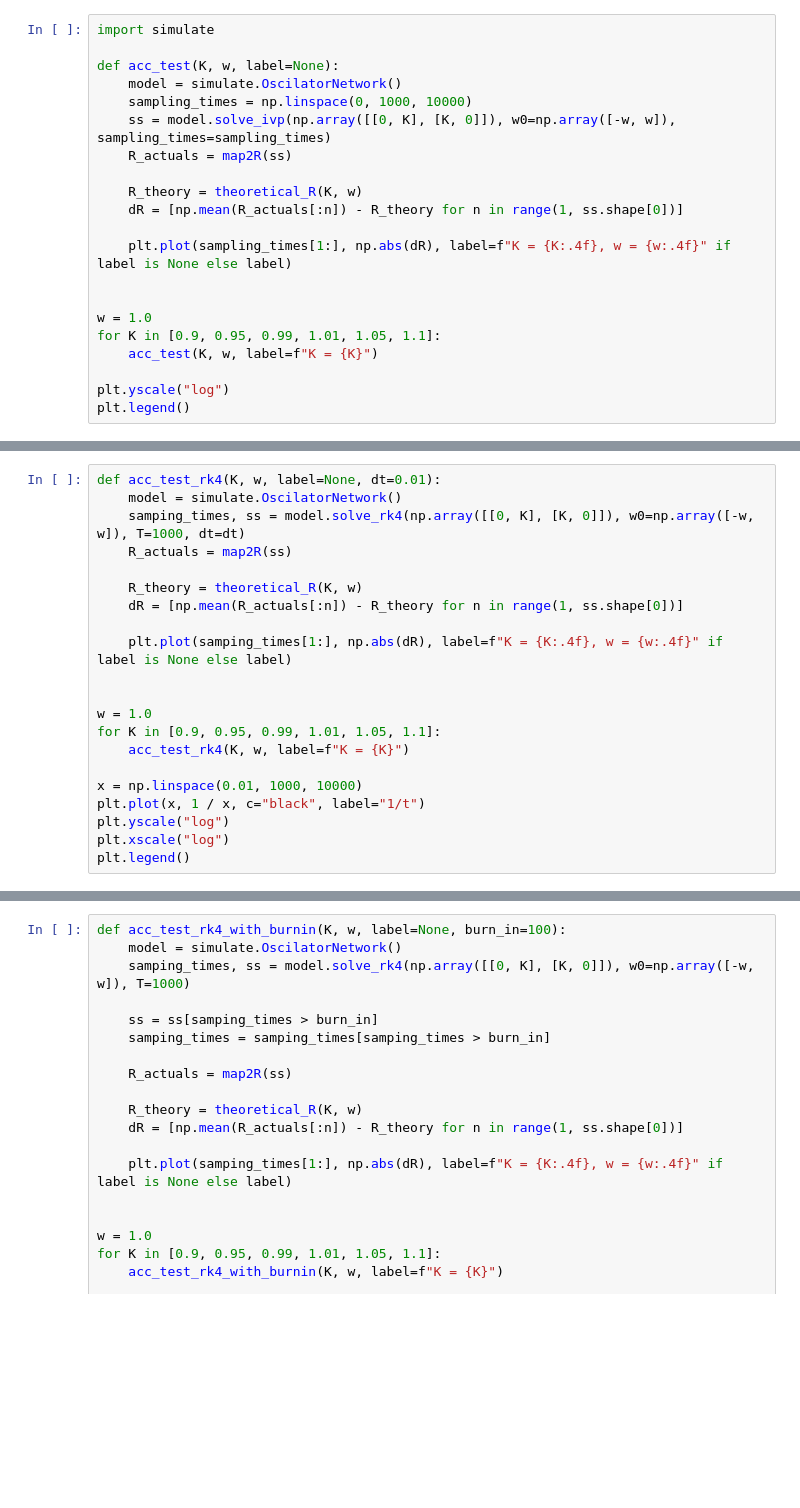
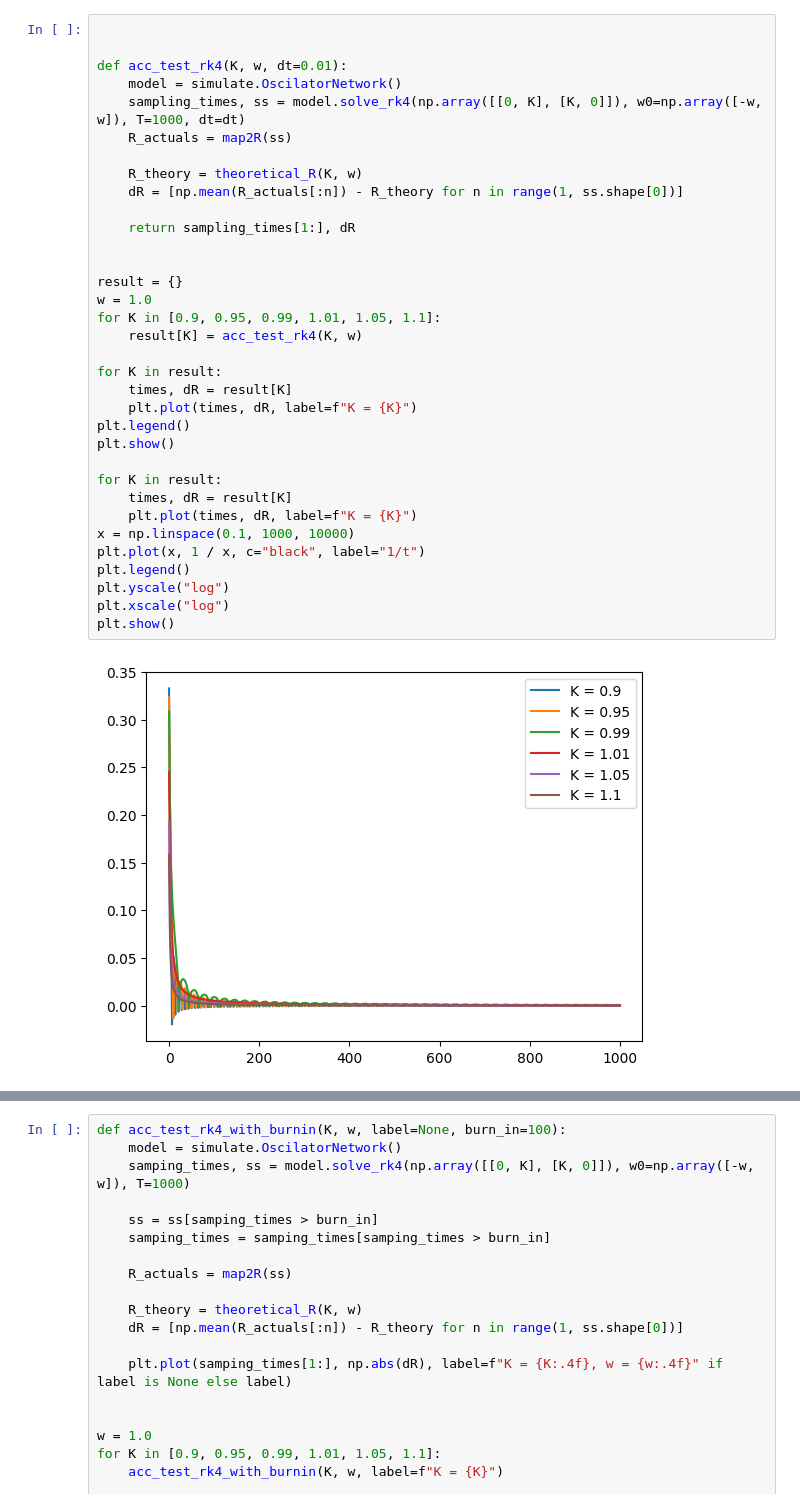
Before and after one commit to hideki1217/PhaseOscilatorExperiment, a Jupyter notebook: phase/scripts/2body_simulation.ipynb, the cells around one changed output, grey strips where cells are left out. Drawn from its saved outputs; the diff is of its cells as text; blank space fills up the shorter version.

```diff
--- a/phase/scripts/2body_simulation.ipynb
+++ b/phase/scripts/2body_simulation.ipynb
@@ -34,21 +75,36 @@ plt.legend()
 # %%
-import simulate
 
-def acc_test(K, w, label=None):
+
+def acc_test_rk4(K, w, dt=0.01):
     model = simulate.OscilatorNetwork()
-    sampling_times = np.linspace(0, 1000, 10000)
-    ss = model.solve_ivp(np.array([[0, K], [K, 0]]), w0=np.array([-w, w]), sampling_times=sampling_times)
+    sampling_times, ss = model.solve_rk4(np.array([[0, K], [K, 0]]), w0=np.array([-w, w]), T=1000, dt=dt)
     R_actuals = map2R(ss)
 
     R_theory = theoretical_R(K, w)
     dR = [np.mean(R_actuals[:n]) - R_theory for n in range(1, ss.shape[0])]
 
-    plt.plot(sampling_times[1:], np.abs(dR), label=f"K = {K:.4f}, w = {w:.4f}" if label is None else label)
+    return sampling_times[1:], dR
 
 
+result = {}
 w = 1.0
 for K in [0.9, 0.95, 0.99, 1.01, 1.05, 1.1]:
-    acc_test(K, w, label=f"K = {K}")
+    result[K] = acc_test_rk4(K, w)
 
+for K in result:
+    times, dR = result[K]
+    plt.plot(times, dR, label=f"K = {K}")
+plt.legend()
+plt.show()
+
+for K in result:
+    times, dR = result[K]
+    plt.plot(times, dR, label=f"K = {K}")
+x = np.linspace(0.1, 1000, 10000)
+plt.plot(x, 1 / x, c="black", label="1/t")
+plt.legend()
 plt.yscale("log")
-plt.legend()
+plt.xscale("log")
+plt.show()
+# %% [output]
+[figure, added]
@@ -55,21 +111,0 @@ plt.legend()
-# %%
-def acc_test_rk4(K, w, label=None, dt=0.01):
-    model = simulate.OscilatorNetwork()
-    samping_times, ss = model.solve_rk4(np.array([[0, K], [K, 0]]), w0=np.array([-w, w]), T=1000, dt=dt)
-    R_actuals = map2R(ss)
-
-    R_theory = theoretical_R(K, w)
-    dR = [np.mean(R_actuals[:n]) - R_theory for n in range(1, ss.shape[0])]
-
-    plt.plot(samping_times[1:], np.abs(dR), label=f"K = {K:.4f}, w = {w:.4f}" if label is None else label)
-
-
-w = 1.0
-for K in [0.9, 0.95, 0.99, 1.01, 1.05, 1.1]:
-    acc_test_rk4(K, w, label=f"K = {K}")
-
-x = np.linspace(0.01, 1000, 10000)
-plt.plot(x, 1 / x, c="black", label="1/t")
-plt.yscale("log")
-plt.xscale("log")
-plt.legend()
```
Also changed, not shown: parts of 10 cells of this notebook, 2 other files.
